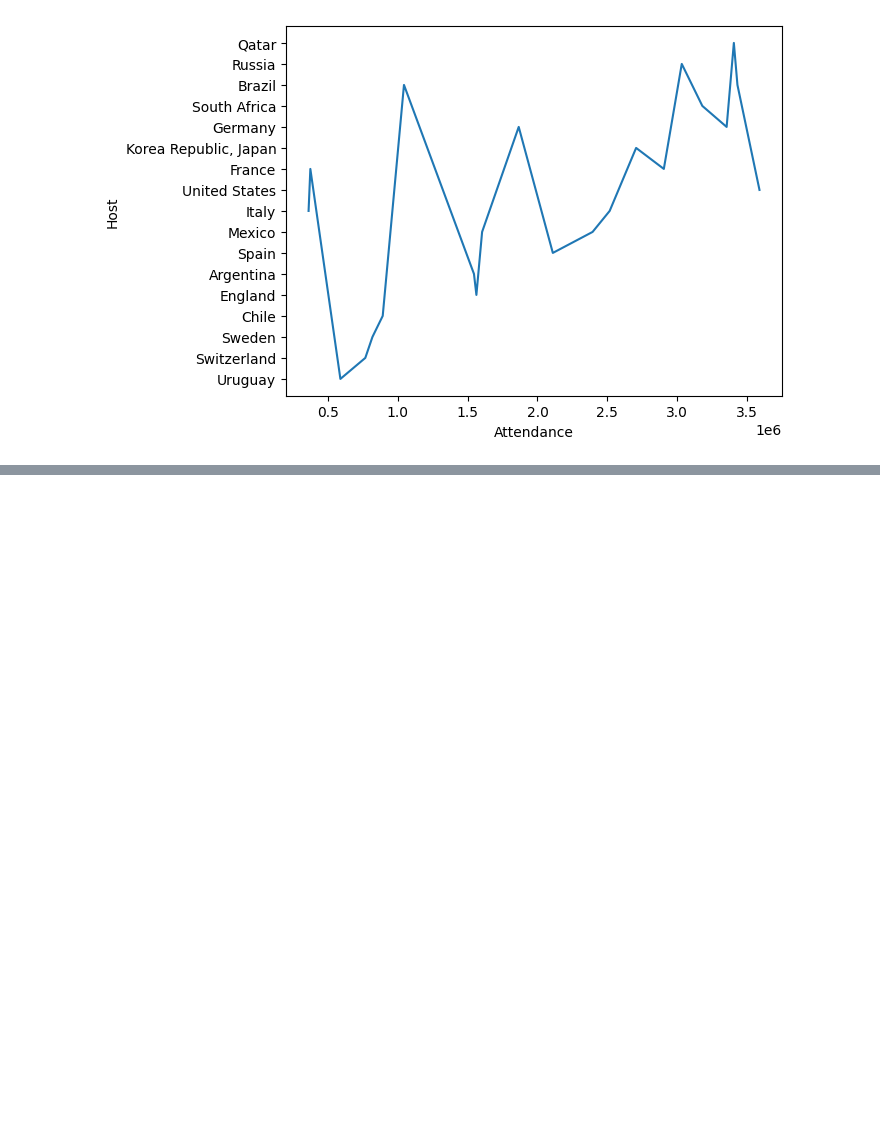
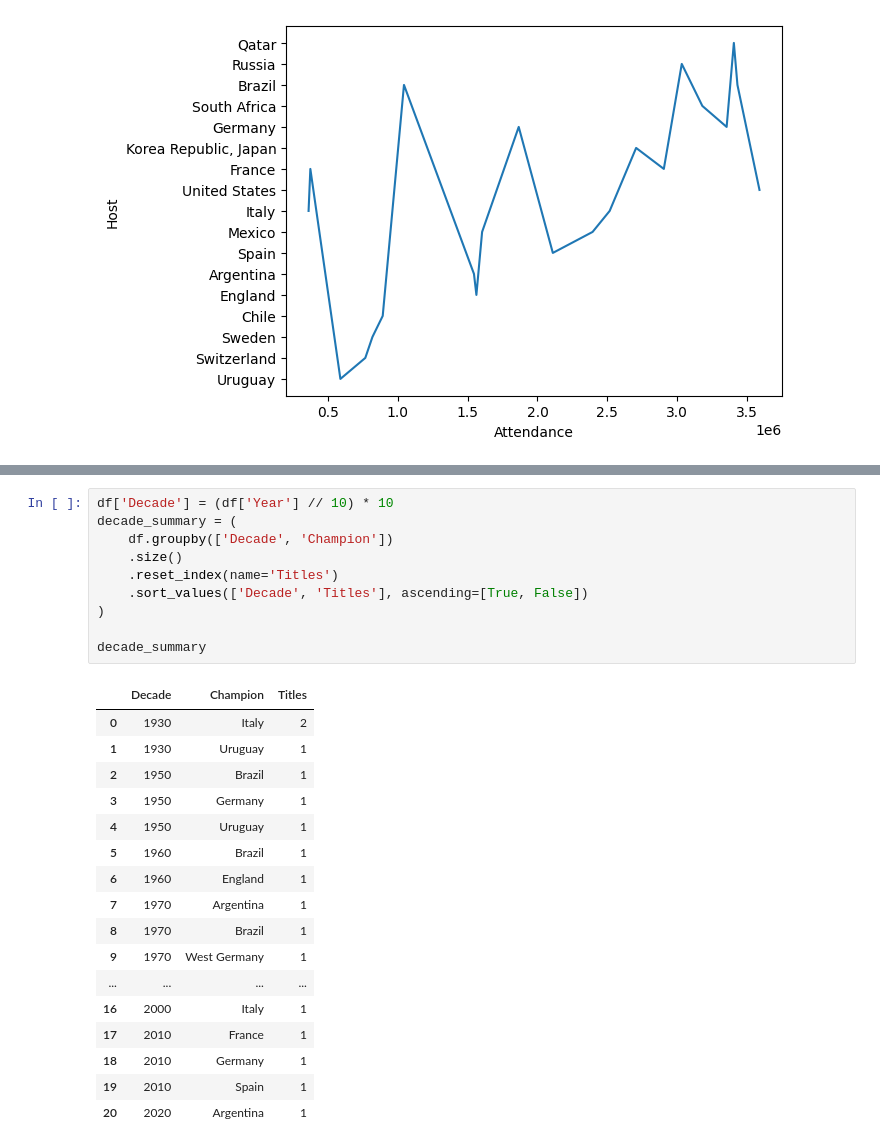
Before and after one commit to ShlokGadhave/l-Football-Analytics-Match-Performance-Goal-Scoring-Insights, a Jupyter notebook: World_Cups.ipynb, the cells around one changed output, grey strips where cells are left out. Cells and saved outputs as stored; diff of their text form; blank space fills up the shorter version.

```diff
--- a/World_Cups.ipynb
+++ b/World_Cups.ipynb
@@ -380,0 +433,28 @@ sns.lineplot(data=df,x='Attendance',y='Host')
+# %%
+df['Decade'] = (df['Year'] // 10) * 10
+decade_summary = (
+    df.groupby(['Decade', 'Champion'])
+    .size()
+    .reset_index(name='Titles')
+    .sort_values(['Decade', 'Titles'], ascending=[True, False])
+)
+
+decade_summary
+# %% [output]
+|  | Decade | Champion | Titles |
+| 0 | 1930 | Italy | 2 |
+| 1 | 1930 | Uruguay | 1 |
+| 2 | 1950 | Brazil | 1 |
+| 3 | 1950 | Germany | 1 |
+| 4 | 1950 | Uruguay | 1 |
+| 5 | 1960 | Brazil | 1 |
+| 6 | 1960 | England | 1 |
+| 7 | 1970 | Argentina | 1 |
+| 8 | 1970 | Brazil | 1 |
+| 9 | 1970 | West Germany | 1 |
+| ... | ... | ... | ... |
+| 16 | 2000 | Italy | 1 |
+| 17 | 2010 | France | 1 |
+| 18 | 2010 | Germany | 1 |
+| 19 | 2010 | Spain | 1 |
+| 20 | 2020 | Argentina | 1 |
```
Also changed, not shown: parts of 5 cells of this notebook.
